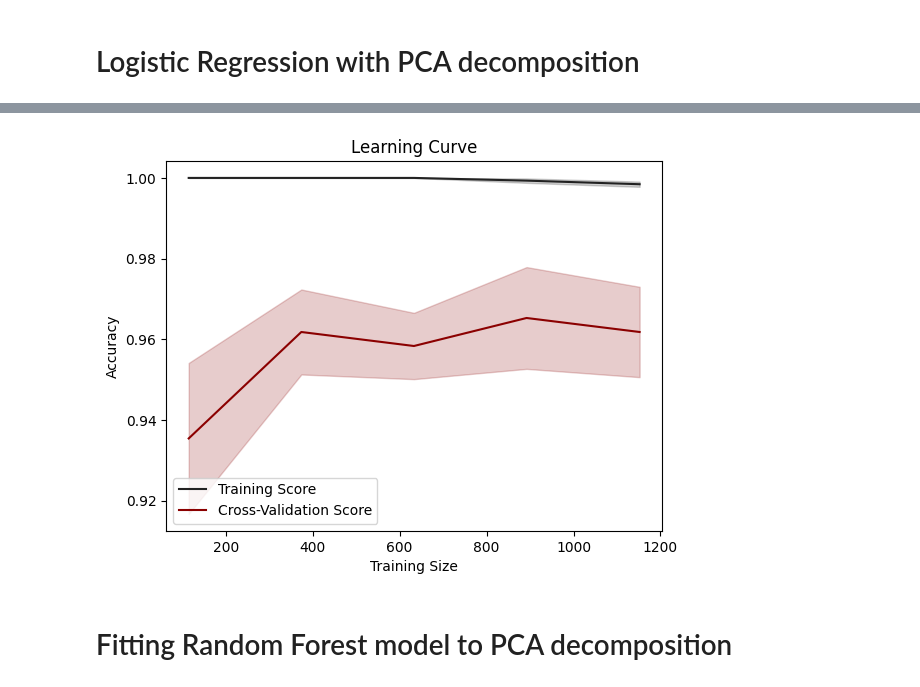
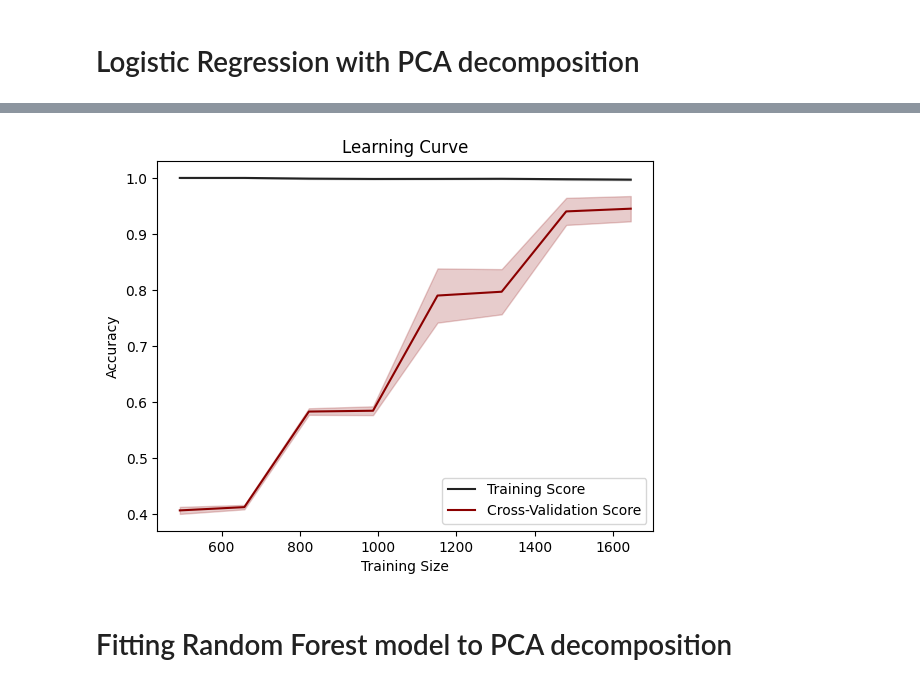
Before and after one commit to marwahfaraj/BBC_new_topic_classification, a Jupyter notebook: Final.ipynb, the cells around one changed output, grey strips where cells are left out. Cells and saved outputs as stored; diff of their text form; code cells hidden in the pictures.

```diff
--- a/Final.ipynb
+++ b/Final.ipynb
@@ -900,6 +915,8 @@ pca = PCA(n_components = 100)
 pca_model = pca.fit_transform(X_train)
 
 pca_model_test = pca.transform(X_test)
+
+pca_full = pca.fit_transform(X)
 # %% [markdown]
 # Logistic Regression with PCA decomposition
 # %%
@@ -927,29 +944,29 @@ entertainment       0.97      0.98      0.98       109
  weighted avg       0.97      0.96      0.96       618
 # %%
 train_sizes, train_scores, test_scores = learning_curve(
-    lr_pca, pca_model, y_train, cv=5, scoring='accuracy', n_jobs=-1
+    lr_pca, pca_full, y, cv = 5, scoring = 'accuracy', n_jobs = -1, train_sizes = np.linspace(0.3, 1.0, 8)
 )
 
 # Calculate mean and standard deviation
-train_mean = np.mean(train_scores, axis=1)
-train_std = np.std(train_scores, axis=1)
-test_mean = np.mean(test_scores, axis=1)
-test_std = np.std(test_scores, axis=1)
+train_mean = np.mean(train_scores, axis = 1)
+train_std = np.std(train_scores, axis = 1)
+test_mean = np.mean(test_scores, axis = 1)
+test_std = np.std(test_scores, axis = 1)
 
 # Plot learning curve
-plt.plot(train_sizes, train_mean, label="Training Score", color="#222222")
-plt.plot(train_sizes, test_mean, label="Cross-Validation Score", color="#8B0000")
+plt.plot(train_sizes, train_mean, label = "Training Score", color = "#222222")
+plt.plot(train_sizes, test_mean, label = "Cross-Validation Score", color = "#8B0000")
 
-plt.fill_between(train_sizes, train_mean - train_std, train_mean + train_std, color="#222222", alpha=0.2)
-plt.fill_between(train_sizes, test_mean - test_std, test_mean + test_std, color="#8B0000", alpha=0.2)
+plt.fill_between(train_sizes, train_mean - train_std, train_mean + train_std, color = "#222222", alpha=0.2)
+plt.fill_between(train_sizes, test_mean - test_std, test_mean + test_std, color = "#8B0000", alpha=0.2)
 
 plt.title("Learning Curve")
 plt.xlabel("Training Size")
 plt.ylabel("Accuracy")
-plt.legend(loc="best")
+plt.legend(loc = "best")
 plt.show()
 # %% [output]
-[figure, old version]
+[figure, new version]
 # %% [markdown]
 # Fitting Random Forest model to PCA decomposition
 # %%
```
Also changed, not shown: parts of 20 cells of this notebook.
